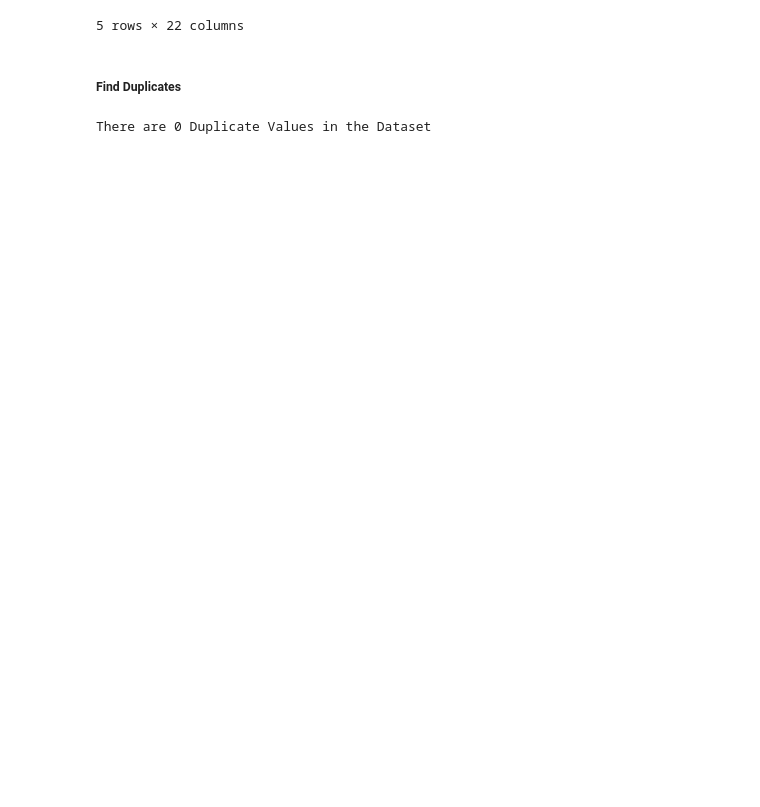
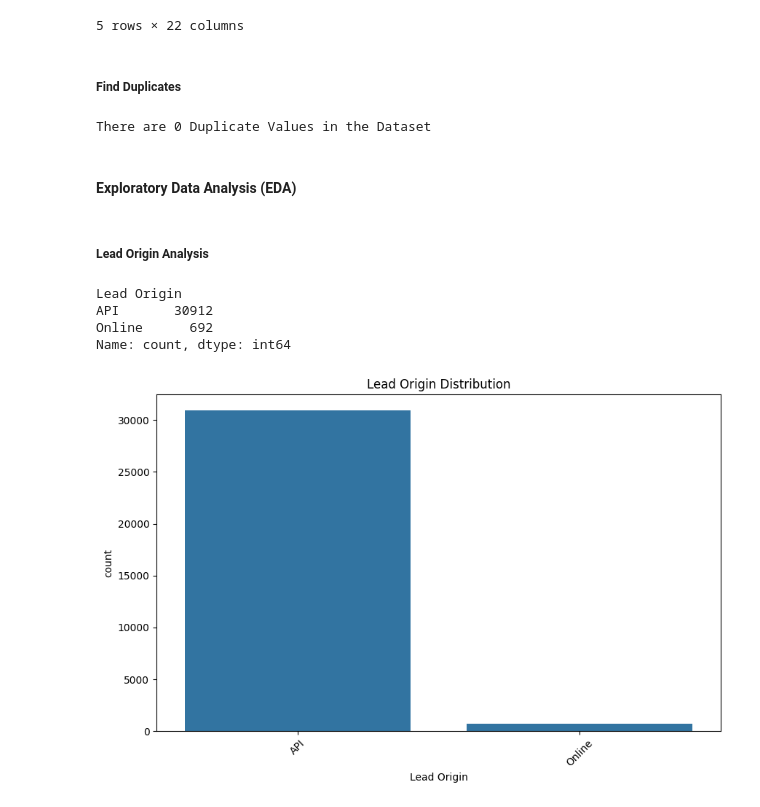
Before and after one commit to kunalmalav/task, a Jupyter notebook: task.ipynb, the cells around one changed output. Saved outputs shown, nothing was run; the diff lists cells and outputs as text; code cells hidden in the pictures; blank space fills up the shorter version.

```diff
--- a/task.ipynb
+++ b/task.ipynb
@@ -71,3 +71,5 @@ duplicates = data.duplicated().sum()
 print(f"There are {duplicates} Duplicate Values in the Dataset")
 # %% [output]
 There are 0 Duplicate Values in the Dataset
+# %% [markdown]
+#### Exploratory Data Analysis (EDA)
@@ -73,0 +79,17 @@ There are 0 Duplicate Values in the Dataset
+# %% [markdown]
+##### Lead Origin Analysis
+# %%
+lead_origin_count = data['Lead Origin'].value_counts()
+print(lead_origin_count)
+
+plt.figure(figsize=(10, 6))
+sns.countplot(x='Lead Origin', data=data, order=lead_origin_count.index)
+plt.title('Lead Origin Distribution')
+plt.xticks(rotation=45)
+plt.show()
+# %% [output]
+Lead Origin
+API       30912
+Online      692
+Name: count, dtype: int64
+[figure, added]
```
Also changed, not shown: parts of 1 cell of this notebook.
